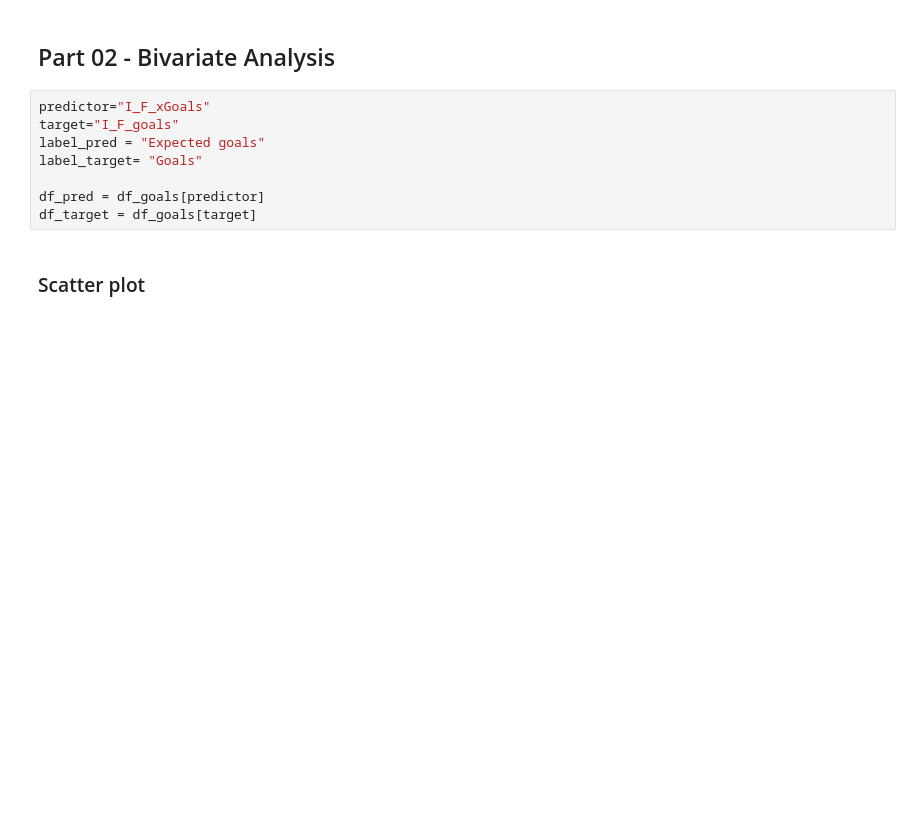
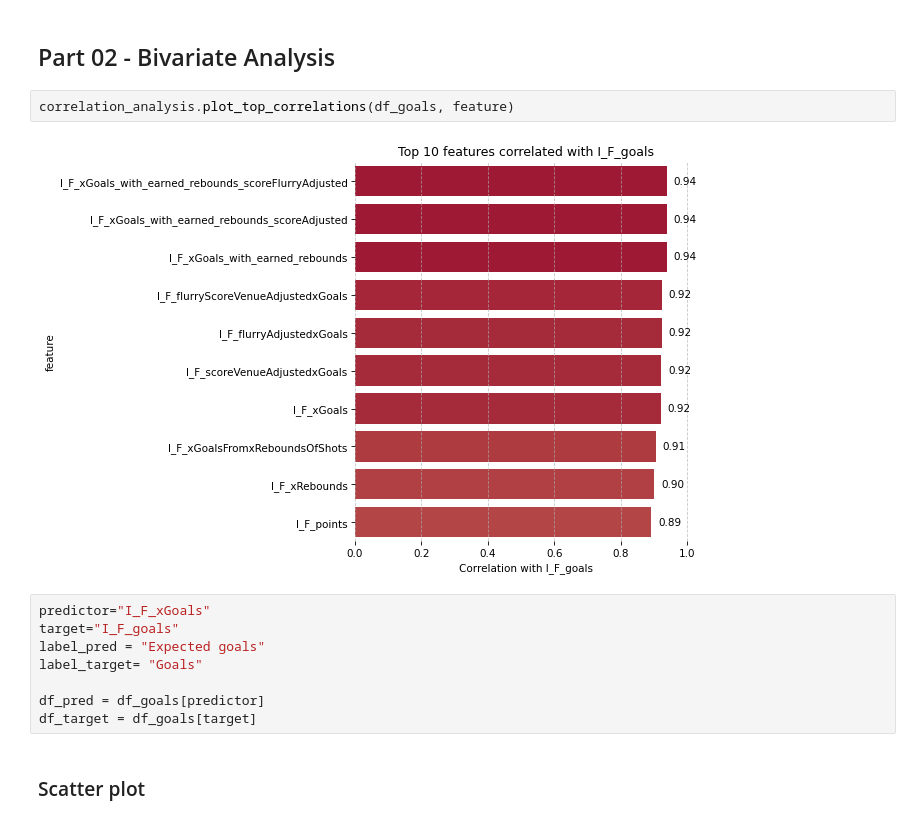
Before and after one commit to thedanicode24/moneypuck-data, a Jupyter notebook: skaters/goals.ipynb, the cells around one changed output. Cells and saved outputs as stored; diff of their text form; blank space fills up the shorter version.

```diff
--- a/skaters/goals.ipynb
+++ b/skaters/goals.ipynb
@@ -198,5 +200,9 @@ Mean Absolute Error (Median): 0.0636
 # %% [markdown]
 ## Part 02 - Bivariate Analysis
+# %%
+correlation_analysis.plot_top_correlations(df_goals, feature)
+# %% [output]
+[figure, added]
 # %%
 predictor="I_F_xGoals"
 target="I_F_goals"
```
Also changed, not shown: parts of 13 cells of this notebook.
